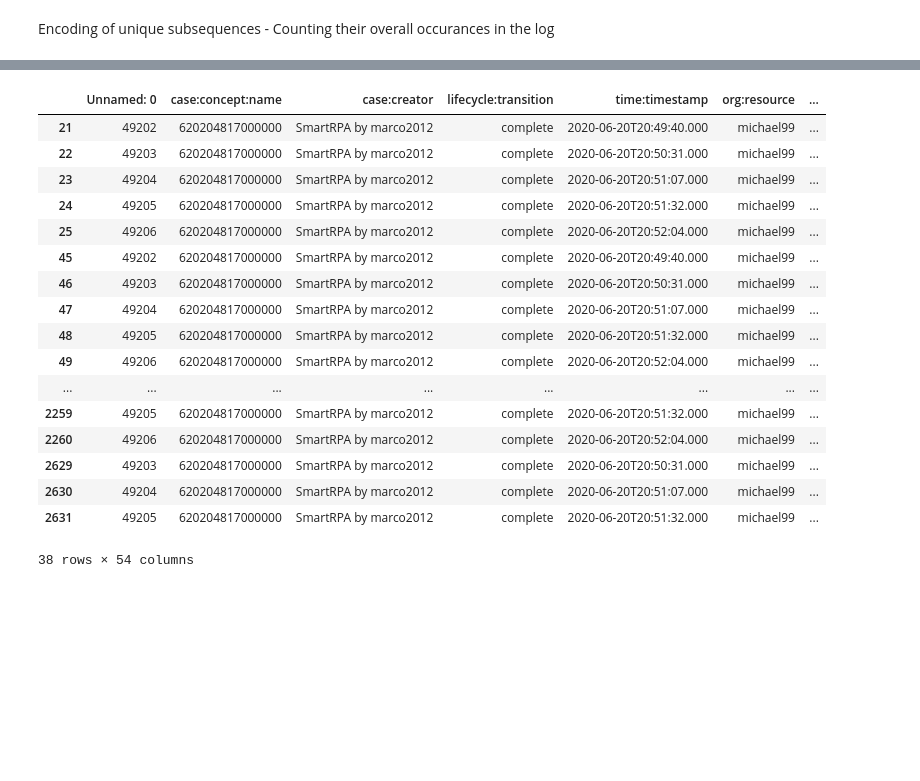
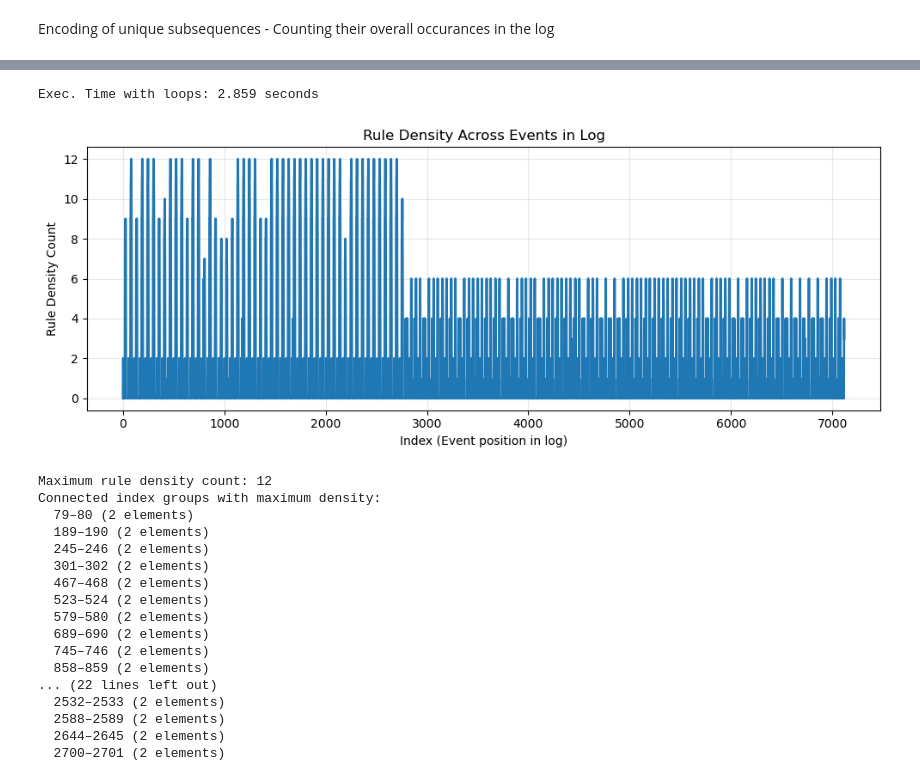
Before and after one commit to thohenadl/TSMDforUILogs, a Jupyter notebook: JupyterNotebooks/01_GrammerBasedMotifDiscovery.ipynb, the cells around one changed output, grey strips where cells are left out. Saved outputs shown, nothing was run; the diff lists cells and outputs as text; code cells hidden in the pictures; blank space fills up the shorter version.

Commit message:
GrammarViz Completed > Next Step: Find length of Motif

```diff
--- a/JupyterNotebooks/01_GrammerBasedMotifDiscovery.ipynb
+++ b/JupyterNotebooks/01_GrammerBasedMotifDiscovery.ipynb
@@ -117,11 +117,0 @@ Final expansion: ['HKB', 'GYM', 'HQF', 'HQB', 'HJA', 'HQB', 'GJN', 'GQP', 'HJB',
-# %%
-# Initialize the count column
-log["rule_density_count"] = 0
-for i, rule in encoding_df.iterrows():
-    decoding = re_pair_decode_symbol(rule["new_symbol"], encoding_df, printing=False)
-    # Sliding window search for the sequence
-    seq_len = len(decoding)
-    symbols = log["symbol"].astype(str).tolist()
-    for i in range(len(symbols) - seq_len + 1):
-        if symbols[i:i + seq_len] == decoding:
-            log.loc[i:i + seq_len - 1, "rule_density_count"] += 1
@@ -139,21 +118,39 @@ plt.show()
-# %%
-log[log["rule_density_count"]>10]
-# %% [output]
-|  | Unnamed: 0 | case:concept:name | case:creator | lifecycle:transition | time:timestamp | org:resource | ... |
-| 21 | 49202 | 620204817000000 | SmartRPA by marco2012 | complete | 2020-06-20T20:49:40.000 | michael99 | ... |
-| 22 | 49203 | 620204817000000 | SmartRPA by marco2012 | complete | 2020-06-20T20:50:31.000 | michael99 | ... |
-| 23 | 49204 | 620204817000000 | SmartRPA by marco2012 | complete | 2020-06-20T20:51:07.000 | michael99 | ... |
-| 24 | 49205 | 620204817000000 | SmartRPA by marco2012 | complete | 2020-06-20T20:51:32.000 | michael99 | ... |
-| 25 | 49206 | 620204817000000 | SmartRPA by marco2012 | complete | 2020-06-20T20:52:04.000 | michael99 | ... |
-| 45 | 49202 | 620204817000000 | SmartRPA by marco2012 | complete | 2020-06-20T20:49:40.000 | michael99 | ... |
-| 46 | 49203 | 620204817000000 | SmartRPA by marco2012 | complete | 2020-06-20T20:50:31.000 | michael99 | ... |
-| 47 | 49204 | 620204817000000 | SmartRPA by marco2012 | complete | 2020-06-20T20:51:07.000 | michael99 | ... |
-| 48 | 49205 | 620204817000000 | SmartRPA by marco2012 | complete | 2020-06-20T20:51:32.000 | michael99 | ... |
-| 49 | 49206 | 620204817000000 | SmartRPA by marco2012 | complete | 2020-06-20T20:52:04.000 | michael99 | ... |
-| ... | ... | ... | ... | ... | ... | ... | ... |
-| 2259 | 49205 | 620204817000000 | SmartRPA by marco2012 | complete | 2020-06-20T20:51:32.000 | michael99 | ... |
-| 2260 | 49206 | 620204817000000 | SmartRPA by marco2012 | complete | 2020-06-20T20:52:04.000 | michael99 | ... |
-| 2629 | 49203 | 620204817000000 | SmartRPA by marco2012 | complete | 2020-06-20T20:50:31.000 | michael99 | ... |
-| 2630 | 49204 | 620204817000000 | SmartRPA by marco2012 | complete | 2020-06-20T20:51:07.000 | michael99 | ... |
-| 2631 | 49205 | 620204817000000 | SmartRPA by marco2012 | complete | 2020-06-20T20:51:32.000 | michael99 | ... |
-38 rows × 54 columns
+# %%
+# Initialize the count column
+start_time = time.time()
+log = generate_density_count(encoding_df, log)
+end_time = time.time()
+print(f"Exec. Time with loops: {end_time - start_time:.3f} seconds")
+plot_density_curve(log)
+# %% [output]
+Exec. Time with loops: 2.859 seconds
+[figure, added]
+# %%
+max_density, max_groups = find_max_density_groups(log)
+
+print(f"Maximum rule density count: {max_density}")
+print("Connected index groups with maximum density:")
+for g in max_groups:
+    print(f"  {g[0]}–{g[-1]} ({len(g)} elements)")
+
+
+# >> Wie finden wir jetzt von diesem Punkt aus die richtige Länge an Motifen im Datensatz?
+# Die Punkte haben wir
+# %% [output]
+Maximum rule density count: 12
+Connected index groups with maximum density:
+  79–80 (2 elements)
+  189–190 (2 elements)
+  245–246 (2 elements)
+  301–302 (2 elements)
+  467–468 (2 elements)
+  523–524 (2 elements)
+  579–580 (2 elements)
+  689–690 (2 elements)
+  745–746 (2 elements)
+  858–859 (2 elements)
+... (22 lines left out)
+  2532–2533 (2 elements)
+  2588–2589 (2 elements)
+  2644–2645 (2 elements)
+  2700–2701 (2 elements)
```
Also changed, not shown: parts of 4 cells of this notebook, 1 other file.
